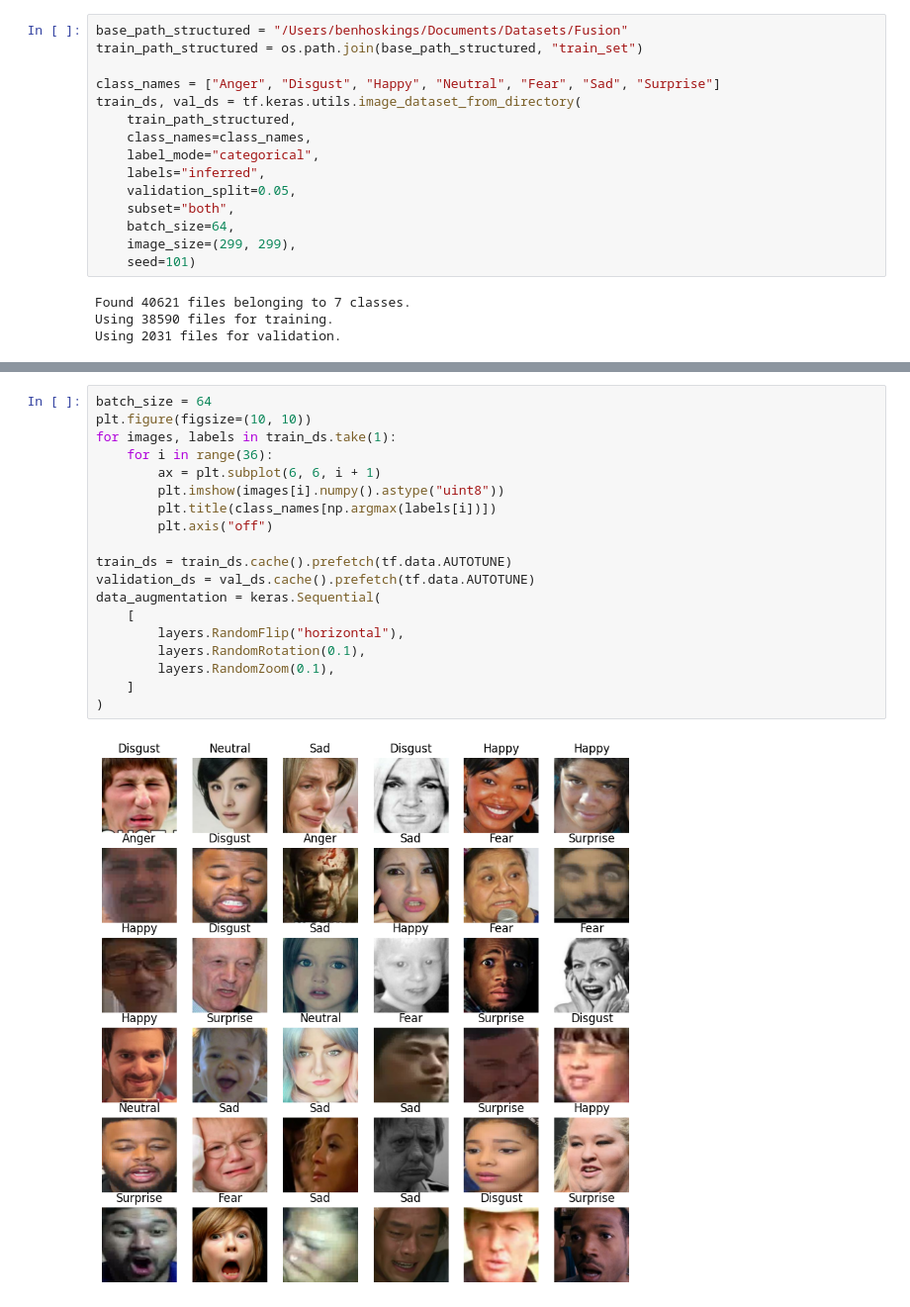
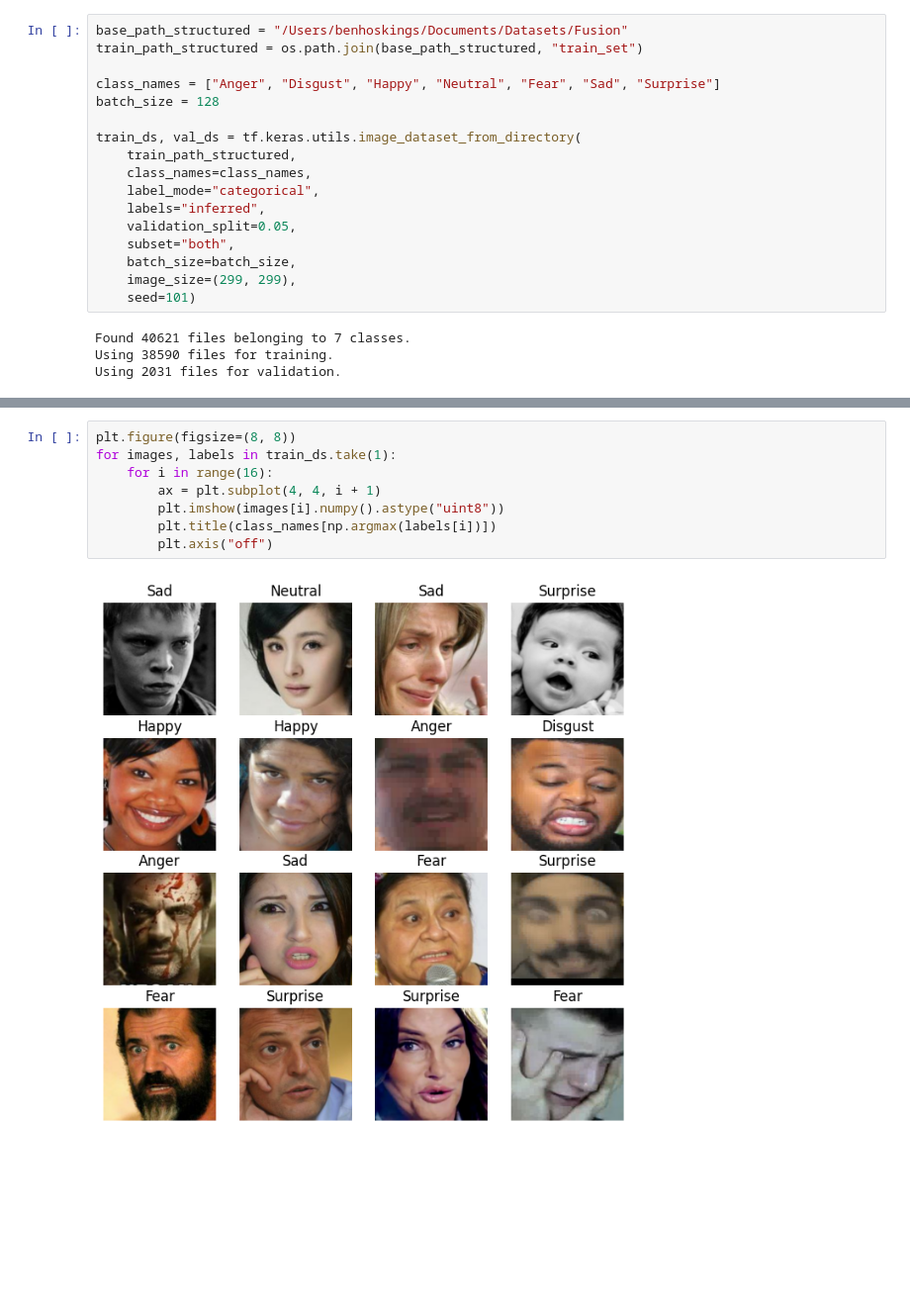
Before and after one commit to H-E-R-O-System/hero-monitor, a Jupyter notebook: affective-computing/train-affect-network.ipynb, the cells around one changed output, grey strips where cells are left out. Shown at 99% size. Cells and saved outputs as stored; diff of their text form; blank space fills up the shorter version.

Commit message:
update affective computing training procedure.

```diff
--- a/affective-computing/train-affect-network.ipynb
+++ b/affective-computing/train-affect-network.ipynb
@@ -10,6 +93,8 @@ base_path_structured = "/Users/benhoskings/Documents/Datasets/Fusion"
 train_path_structured = os.path.join(base_path_structured, "train_set")
 
 class_names = ["Anger", "Disgust", "Happy", "Neutral", "Fear", "Sad", "Surprise"]
+batch_size = 128
+
 train_ds, val_ds = tf.keras.utils.image_dataset_from_directory(
     train_path_structured,
     class_names=class_names,
@@ -17,7 +102,7 @@ train_ds, val_ds = tf.keras.utils.image_dataset_from_directory(
     labels="inferred",
     validation_split=0.05,
     subset="both",
-    batch_size=64,
+    batch_size=batch_size,
     image_size=(299, 299),
     seed=101)
 # %% [output]
@@ -27,22 +114,11 @@ Using 2031 files for validation.
 # %%
-batch_size = 64
-plt.figure(figsize=(10, 10))
+plt.figure(figsize=(8, 8))
 for images, labels in train_ds.take(1):
-    for i in range(36):
-        ax = plt.subplot(6, 6, i + 1)
+    for i in range(16):
+        ax = plt.subplot(4, 4, i + 1)
         plt.imshow(images[i].numpy().astype("uint8"))
         plt.title(class_names[np.argmax(labels[i])])
         plt.axis("off")
-
-train_ds = train_ds.cache().prefetch(tf.data.AUTOTUNE)
-validation_ds = val_ds.cache().prefetch(tf.data.AUTOTUNE)
-data_augmentation = keras.Sequential(
-    [
-        layers.RandomFlip("horizontal"),
-        layers.RandomRotation(0.1),
-        layers.RandomZoom(0.1),
-    ]
-)
 # %% [output]
-[figure, old version]
+[figure, new version]
 # %%
```
Also changed, not shown: parts of 24 cells of this notebook, 5 other files.
